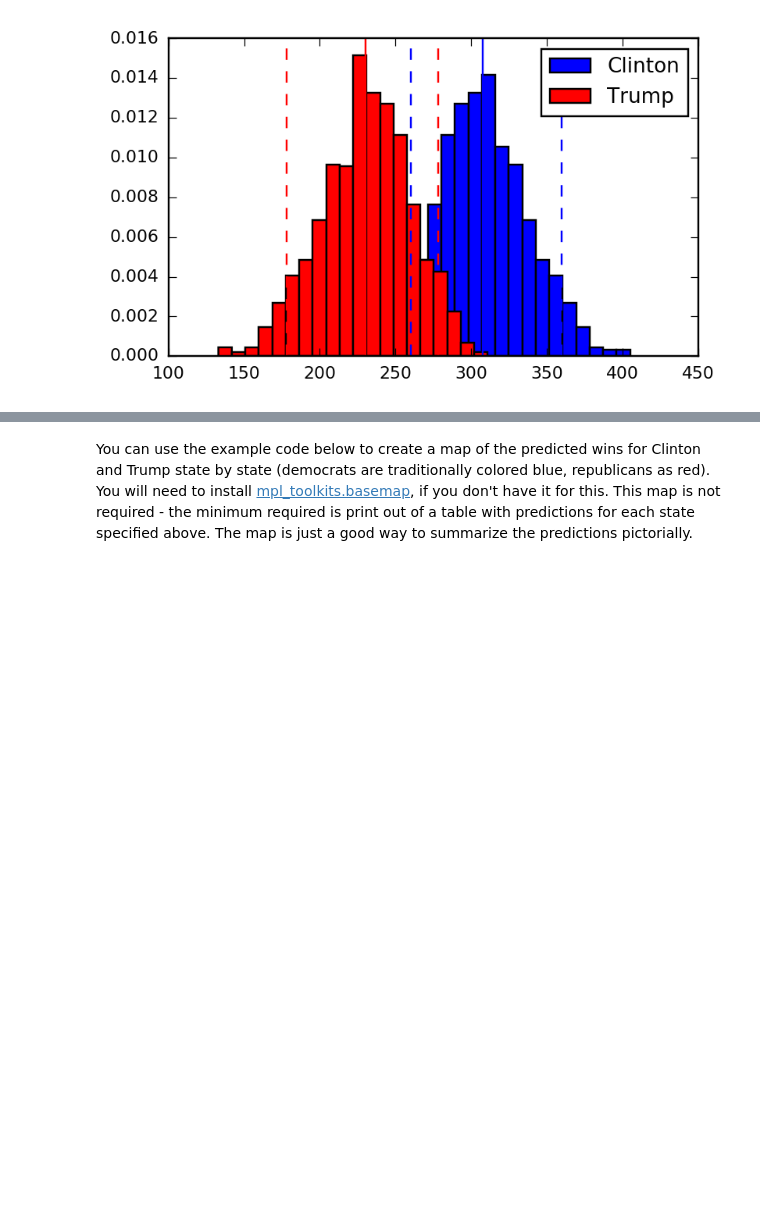
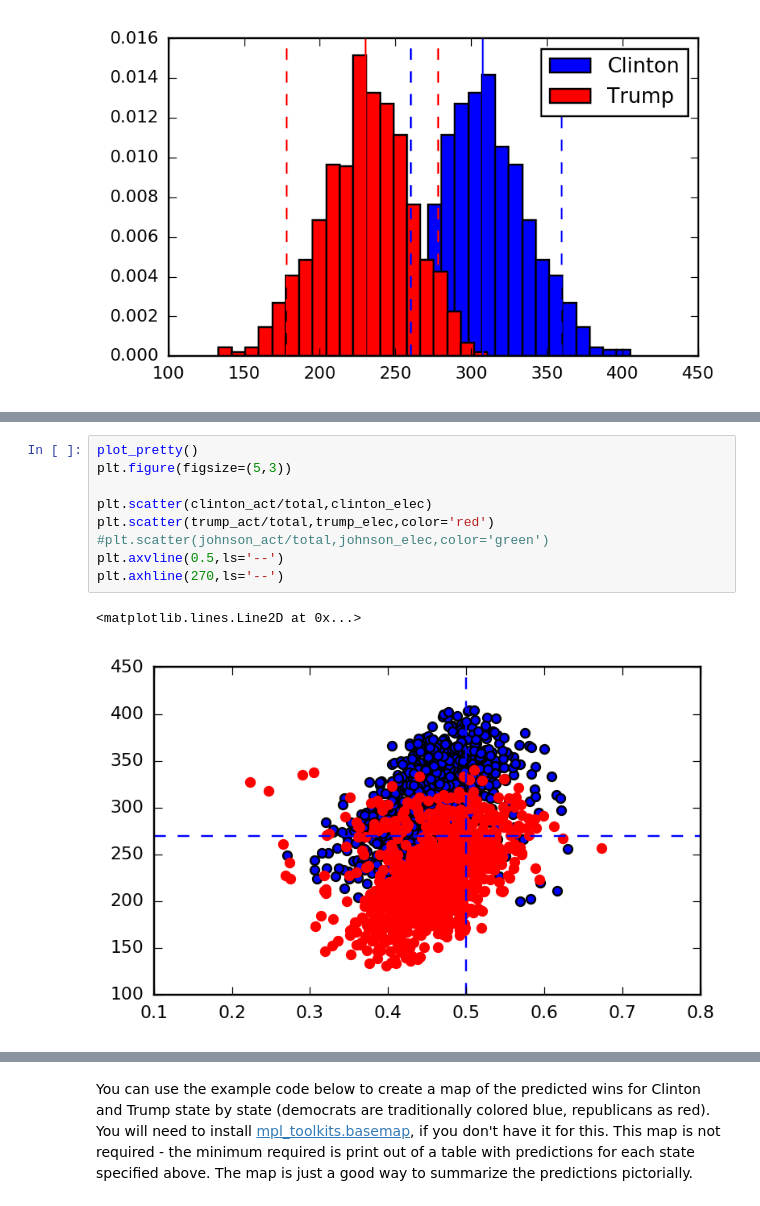
Before and after one commit to gkhullar/astro33000_hw_gkhullar, a Jupyter notebook: hw04_v1_gourav.ipynb, the cells around one changed output, grey strips where cells are left out. Cells and saved outputs as stored; diff of their text form; blank space fills up the shorter version.

```diff
--- a/hw04_v1_gourav.ipynb
+++ b/hw04_v1_gourav.ipynb
@@ -965,0 +1189,12 @@ LinAlgError: Matrix is not positive definite
+# %%
+plot_pretty()
+plt.figure(figsize=(5,3))
+
+plt.scatter(clinton_act/total,clinton_elec)
+plt.scatter(trump_act/total,trump_elec,color='red')
+#plt.scatter(johnson_act/total,johnson_elec,color='green')
+plt.axvline(0.5,ls='--')
+plt.axhline(270,ls='--')
+# %% [output]
+<matplotlib.lines.Line2D at 0x...>
+[figure, added]
```
Also changed, not shown: parts of 9 cells of this notebook.
